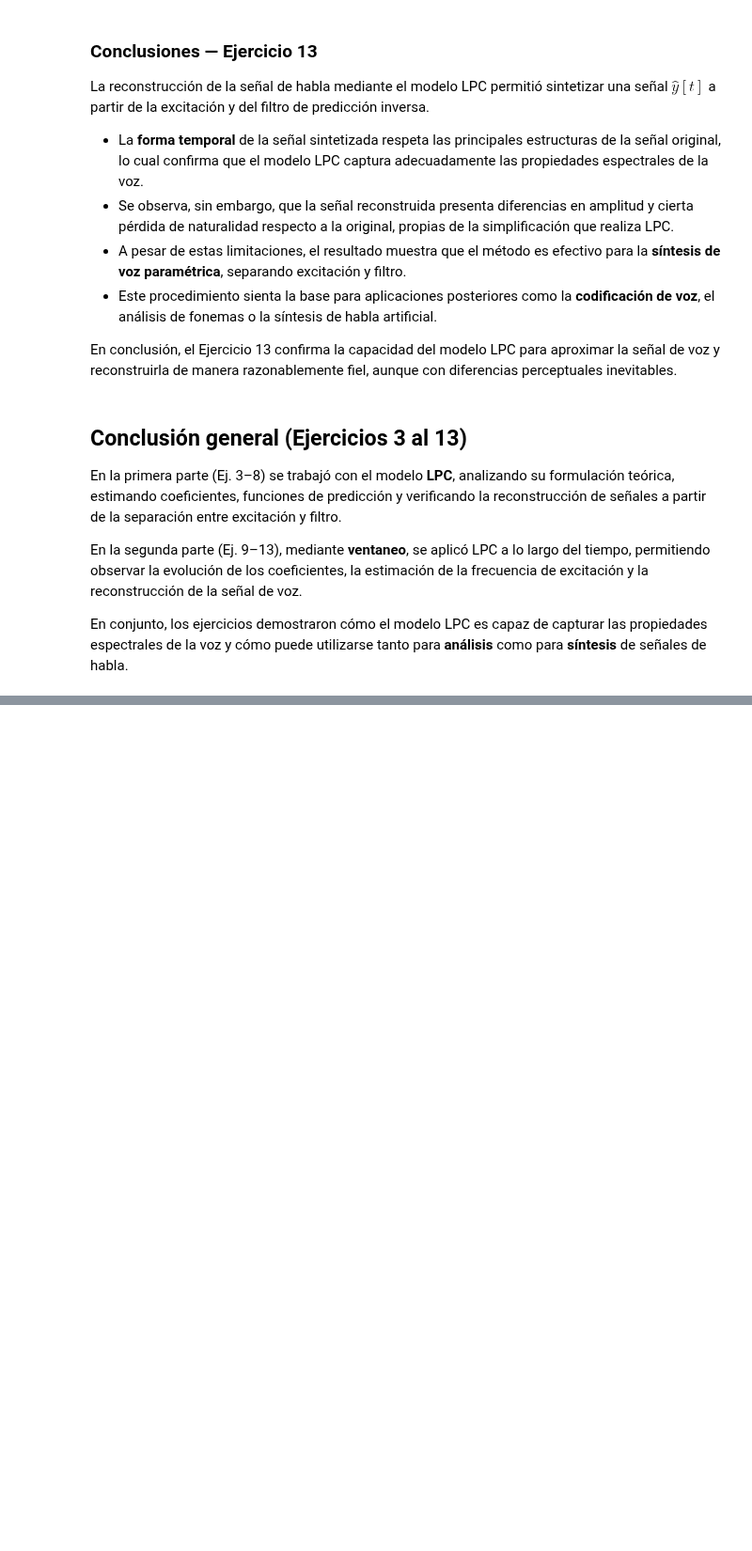
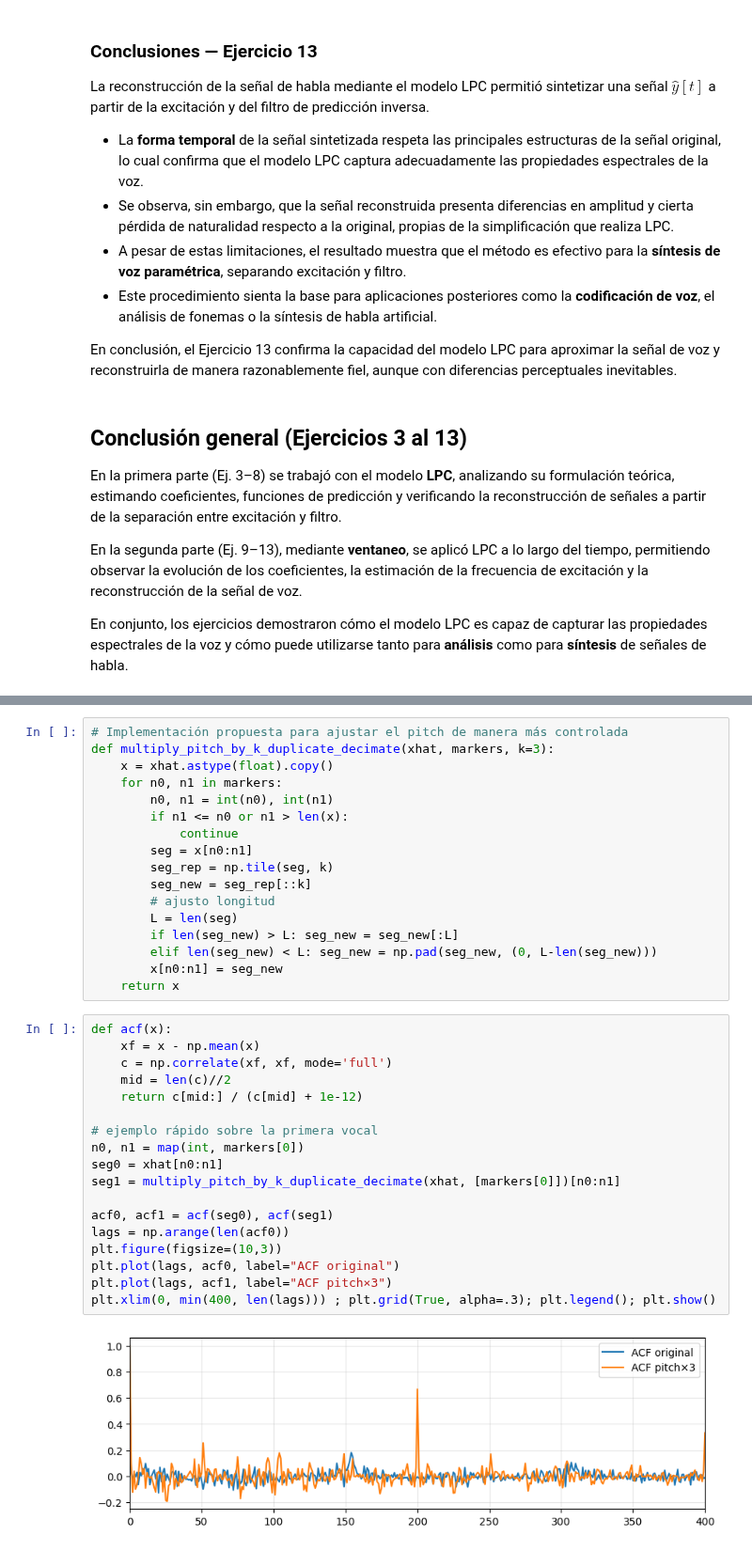
Before and after one commit to emiliano-ipa/AST1-CEIA-UBA-TP2, a Jupyter notebook: AST1_CEIA_UBA_TP2.ipynb, the cells around one changed output, grey strips where cells are left out. Shown at 94% size. Saved outputs shown, nothing was run; the diff lists cells and outputs as text; blank space fills up the shorter version.

```diff
--- a/AST1_CEIA_UBA_TP2.ipynb
+++ b/AST1_CEIA_UBA_TP2.ipynb
@@ -1640,0 +1836,37 @@ para **síntesis** de señales de habla.
+# %%
+# Implementación propuesta para ajustar el pitch de manera más controlada
+def multiply_pitch_by_k_duplicate_decimate(xhat, markers, k=3):
+    x = xhat.astype(float).copy()
+    for n0, n1 in markers:
+        n0, n1 = int(n0), int(n1)
+        if n1 <= n0 or n1 > len(x):
+            continue
+        seg = x[n0:n1]
+        seg_rep = np.tile(seg, k)
+        seg_new = seg_rep[::k]
+        # ajusto longitud
+        L = len(seg)
+        if len(seg_new) > L: seg_new = seg_new[:L]
+        elif len(seg_new) < L: seg_new = np.pad(seg_new, (0, L-len(seg_new)))
+        x[n0:n1] = seg_new
+    return x
+# %%
+def acf(x):
+    xf = x - np.mean(x)
+    c = np.correlate(xf, xf, mode='full')
+    mid = len(c)//2
+    return c[mid:] / (c[mid] + 1e-12)
+
+# ejemplo rápido sobre la primera vocal
+n0, n1 = map(int, markers[0])
+seg0 = xhat[n0:n1]
+seg1 = multiply_pitch_by_k_duplicate_decimate(xhat, [markers[0]])[n0:n1]
+
+acf0, acf1 = acf(seg0), acf(seg1)
+lags = np.arange(len(acf0))
+plt.figure(figsize=(10,3))
+plt.plot(lags, acf0, label="ACF original")
+plt.plot(lags, acf1, label="ACF pitch×3")
+plt.xlim(0, min(400, len(lags))) ; plt.grid(True, alpha=.3); plt.legend(); plt.show()
+# %% [output]
+[figure, added]
```
Also changed, not shown: parts of 25 cells of this notebook.
